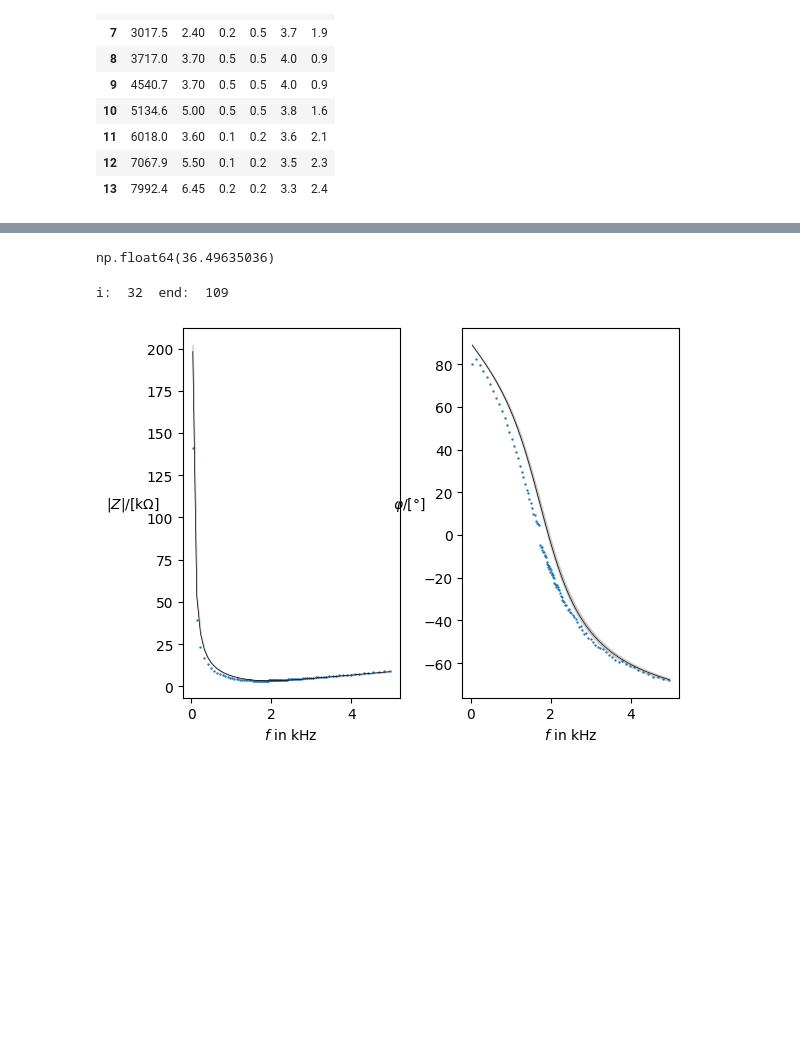
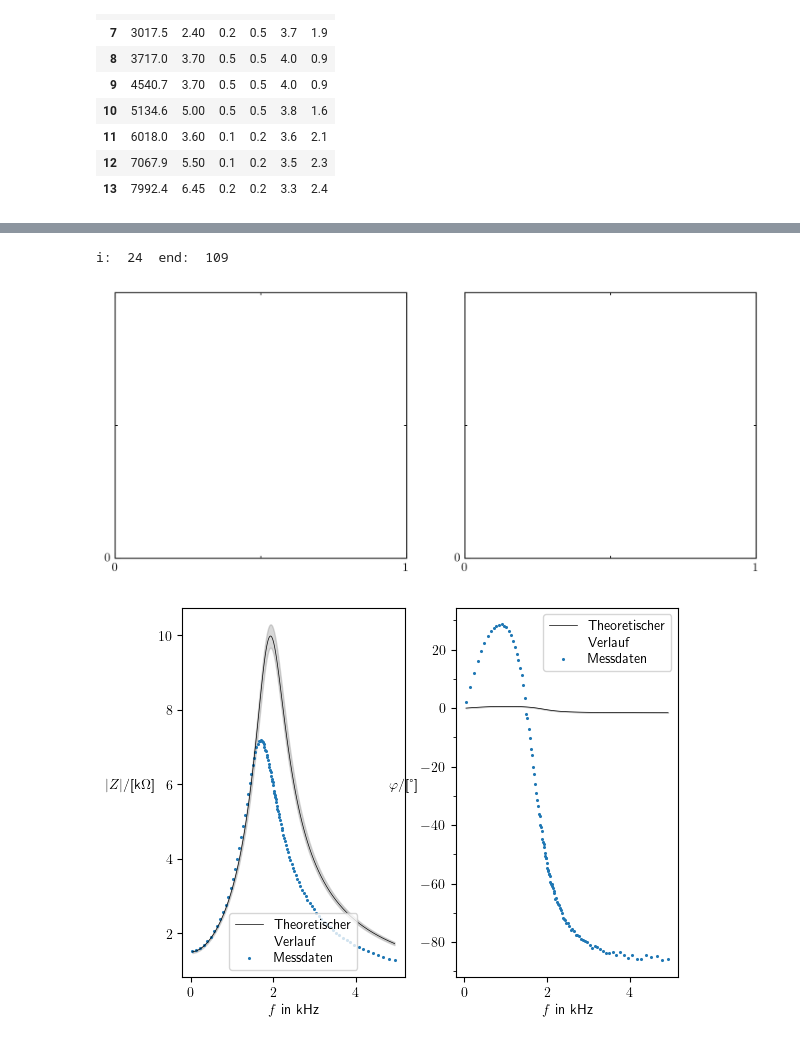
Before and after one commit to ChriGomm/Praktikum2, a Jupyter notebook: RE/re.ipynb, the cells around one changed output, grey strips where cells are left out. Cells and saved outputs as stored; diff of their text form; code cells hidden in the pictures; blank space fills up the shorter version.

```diff
--- a/RE/re.ipynb
+++ b/RE/re.ipynb
@@ -267,10 +268,10 @@ def phi_std(a,b):
     fac = 2/(1+(b/a)**2)
     ea = -b/a**2*fac*0.06
     eb = 1/a*fac*0.06
-    return np.sqrt(ea**2+eb**2)
+    return np.sqrt(ea**2+eb**2)/np.pi*180
 
 def phi(a,b):
-    return 2*np.arctan(b/a)
+    return 2*np.arctan(b/a)/np.pi*180
 
 df
 # %% [output]
@@ -381,16 +401,11 @@ NameError: name 'TickProperties' is not defined
-# %%
-a = df['Frequenz f / Hz']
-a.min()
-# %% [output]
-np.float64(36.49635036)
 # %%
-df = pd.read_csv('Reihe_3.3K.csv',delimiter=';')
-
+# df = pd.read_csv('Reihe_3.3K.csv',delimiter=';')
+df = pd.read_csv('Parallel2_1.5K.csv',delimiter=';')
 def angle(phi,*fields):
     end = len(phi)
     i = phi.loc[phi==0].index[0]
     phi.drop(index=i,inplace=True)
-    m = phi.loc[0:i-1].min()
+    m = phi.loc[i-30:i-1].min()
     j = phi.loc[phi==m].index[0]
     phi = phi.to_numpy()
 
@@ -399,59 +414,68 @@ def angle(phi,*fields):
     for field in fields:
         field.drop(index=i,inplace=True)
     return phi, *fields
+phi_func = phi_par2
+phi_err = phi_par2_std
+z_func = zpar2
+z_err = zpar2_std
 
+# phi_func = phi_reihe
+# phi_err = phirstd
+# z_func = zreihe
+# z_err = zrstd
 
 f = df['Frequenz f / Hz']
 omg = f*2*np.pi
 z = df['Impedanz Z / k&W']
 phi1 = df['Phasenverschiebung &j_1 / °']
 phi2 = df['Phasenverschiebung &j_2 / °']
 phi2, f, omg, z = angle(phi2,f, omg, z)
-L, C, R = 0.3054, 22/10**9, 3.3*1000
-msize = 0.5
+L, C, R = 0.3054, 22/10**9, 1.5*1000
+msize = 1.5
 # arelips = df['a']**2+df['b']**2
 # np.mean(arelips), np.std(arelips)
 # omg = np.linspace(df.loc[0,'f'],df.loc[len(f)-1,'f'])*np.pi*2
-# tickp = TickProperties(SZX=False,SZY=False,\
-#                        xtick_step_major=1,\
-#                         xtick_step_minor=0.5,\
-#                             ytick_step_major=20,\
-#                                 ytick_step_minor=10)
-# setup = Setup_Fig(name_of_plot='analog_reihe.pdf',tickp=tickp)
-# plot_dim = (-0.5, 60.5, 60.5, -0.5)
-# setup.fig_width= 24*cm
-# setup.fig_height=10*cm #29.1*cm
-# fig, ax = setup.return_fig(shape=(1,2),dots_per_inch=600)
+tickp = TickProperties(SZX=False,SZY=False,\
+                       xtick_step_major=1,\
+                        xtick_step_minor=0.5,\
+                            ytick_step_major=2,\
+                                ytick_step_minor=0.5)
+setup = Setup_Fig(name_of_plot='digital_par2.pdf',tickp=tickp)
+plot_dim = (-0.5, 60.5, 60.5, -0.5)
+setup.fig_width= 24*cm
+setup.fig_height=10*cm #29.1*cm
+fig, ax = setup.return_fig(shape=(1,2),dots_per_inch=600)
 
 fig , ax = plt.subplots(1,2)
 
-line01 = ax[0].plot(f/1000,zreihe(omg,L,C,R),linewidth=0.5,color='0')
+line01 = ax[0].plot(f/1000,z_func(omg,L,C,R),linewidth=0.5,color='0')
 
-ax[0].fill_between(f/1000,zreihe(omg,L,C,R)-2*zrstd(omg,L,C,R),zreihe(omg,L,C,R)+2*zrstd(omg,L,C,R),alpha=0.3,interpolate=True,color='0.5')
+ax[0].fill_between(f/1000,z_func(omg,L,C,R)-2*z_err(omg,L,C,R),z_func(omg,L,C,R)+2*z_err(omg,L,C,R),alpha=0.3,interpolate=True,color='0.5')
 line02 = ax[0].scatter(f/1000,z,s=msize)
 # line02 = ax[0].errorbar(f/1000,zmode(df['R'],df['px'],df['py']),yerr=2*zstd(df['R'],df['px'],df['py']),barsabove=True,fmt='o',markersize=2,capsize=3,elinewidth=1)
 # plt.plot(omg/np.pi/2,zreihe(omg,L,C,R)+2*zrstd(omg,L,C,R))
-ax[0].set_ylabel(r'$|Z|$/[k$\Omega$]',rotation=0,labelpad=10)
+ax[0].set_ylabel(r'$|Z|$/[k$\Omega$]',rotation=0,labelpad=20)
 ax[0].set_xlabel(r'$f$ in kHz')
-# ax[0].legend([line01[0],line02[0]],[r'\,\\Theoretischer \\Verlauf',r'Messdaten'])
+ax[0].legend([line01[0],line02],[r'\,\\Theoretischer \\Verlauf',r'Messdaten'])
 mid = len(f)//2+1
 end = len(f)
 
-line11 = ax[1].plot(f/1000,phi_reihe(omg,L,C,R),linewidth=0.5,color='0')
-ax[1].fill_between(f/1000,phi_reihe(omg,L,C,R)-2*phirstd(omg,L,C,R),phi_reihe(omg,L,C,R)+2*phirstd(omg,L,C,R),alpha=0.3,color='0.5')
+line11 = ax[1].plot(f/1000,phi_func(omg,L,C,R),linewidth=0.5,color='0')
+ax[1].fill_between(f/1000,phi_func(omg,L,C,R)-2*phi_err(omg,L,C,R),phi_func(omg,L,C,R)+2*phi_err(omg,L,C,R),alpha=0.3,color='0.5')
 # f_ex, a , b = df.loc[0:mid,'f'], df.loc[0:mid,'a'], df.loc[0:mid,'b']
 line12 = ax[1].scatter(f/1000,phi2,s=msize)
 # f_ex2, a2 , b2 = df.loc[mid+1:end,'f'], df.loc[mid+1:end,'a'], df.loc[mid+1:end,'b']
 # ax[1].scatter(f_ex2/1000,phi1,color='tab:blue',s=msize)
-# ax[1].yaxis.set_major_locator(plt.MultipleLocator(np.pi / 4))
-# ax[1].yaxis.set_minor_locator(plt.MultipleLocator(np.pi / 8))
-ax[1].set_ylabel(r'$\varphi$/[°]',rotation=0,labelpad=10)
+ax[1].yaxis.set_major_locator(plt.MultipleLocator(20))
+ax[1].yaxis.set_minor_locator(plt.MultipleLocator(10))
+ax[1].set_ylabel(r'$\varphi$/[°]',rotation=0,labelpad=13)
 ax[1].set_xlabel(r'$f$ in kHz')
-# ax[1].legend([line11[0],line12[0]],[r'\,\\Theoretischer \\Verlauf',r'Messdaten'])
-plt.subplots_adjust(wspace=0.29)
+ax[1].legend([line11[0],line12],[r'\,\\Theoretischer \\Verlauf',r'Messdaten'])
+plt.subplots_adjust(wspace=0.23)
 # ax[1].yaxis.set_major_formatter(plt.FuncFormatter(multiple_formatter()))
 # plt.savefig("/home/christian/Documents/Praktikum/RE/pictures/"+setup.name_of_plot)
 plt.show()
 # %% [output]
-i:  32  end:  109
+i:  24  end:  109
-[figure, old version]
+[figure, new version]
+[figure, added]
```
Also changed, not shown: parts of 5 cells of this notebook, 27 other files.
